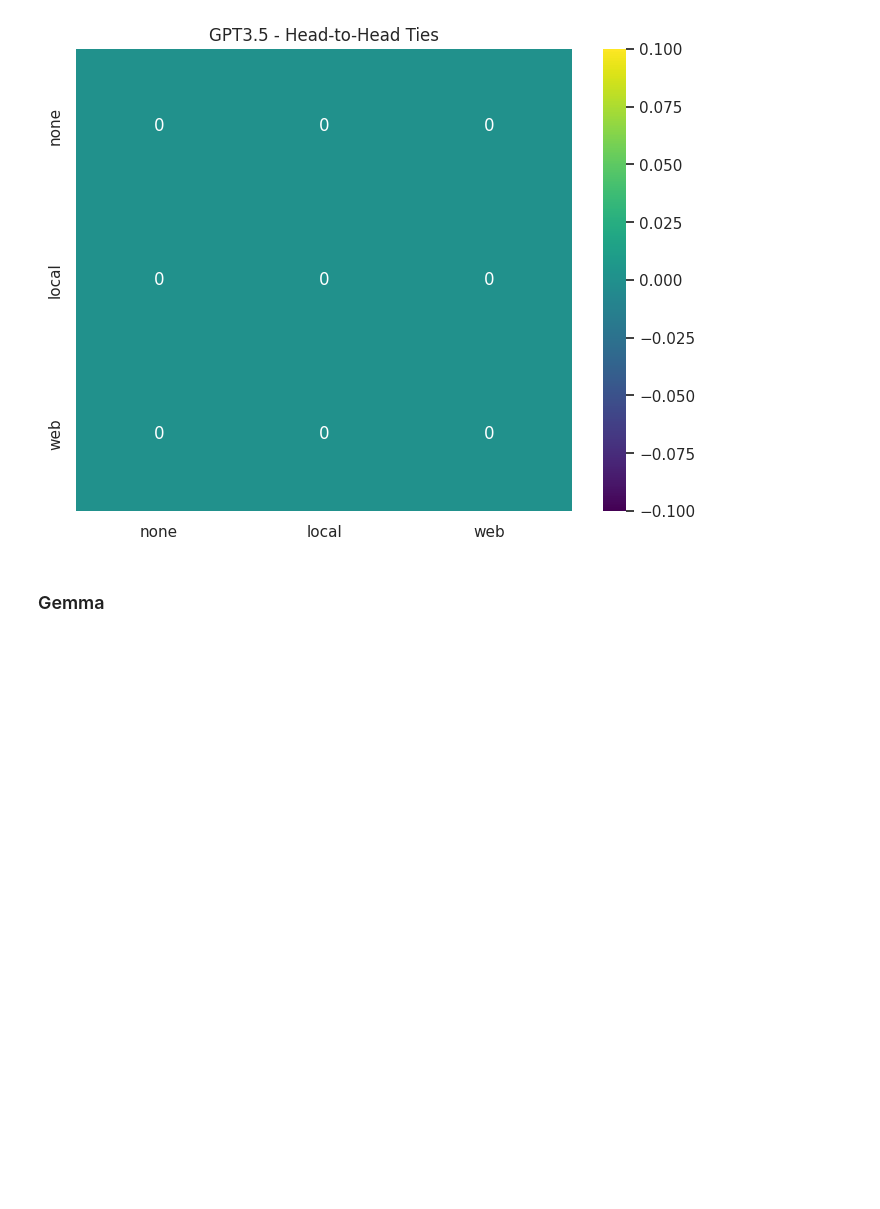
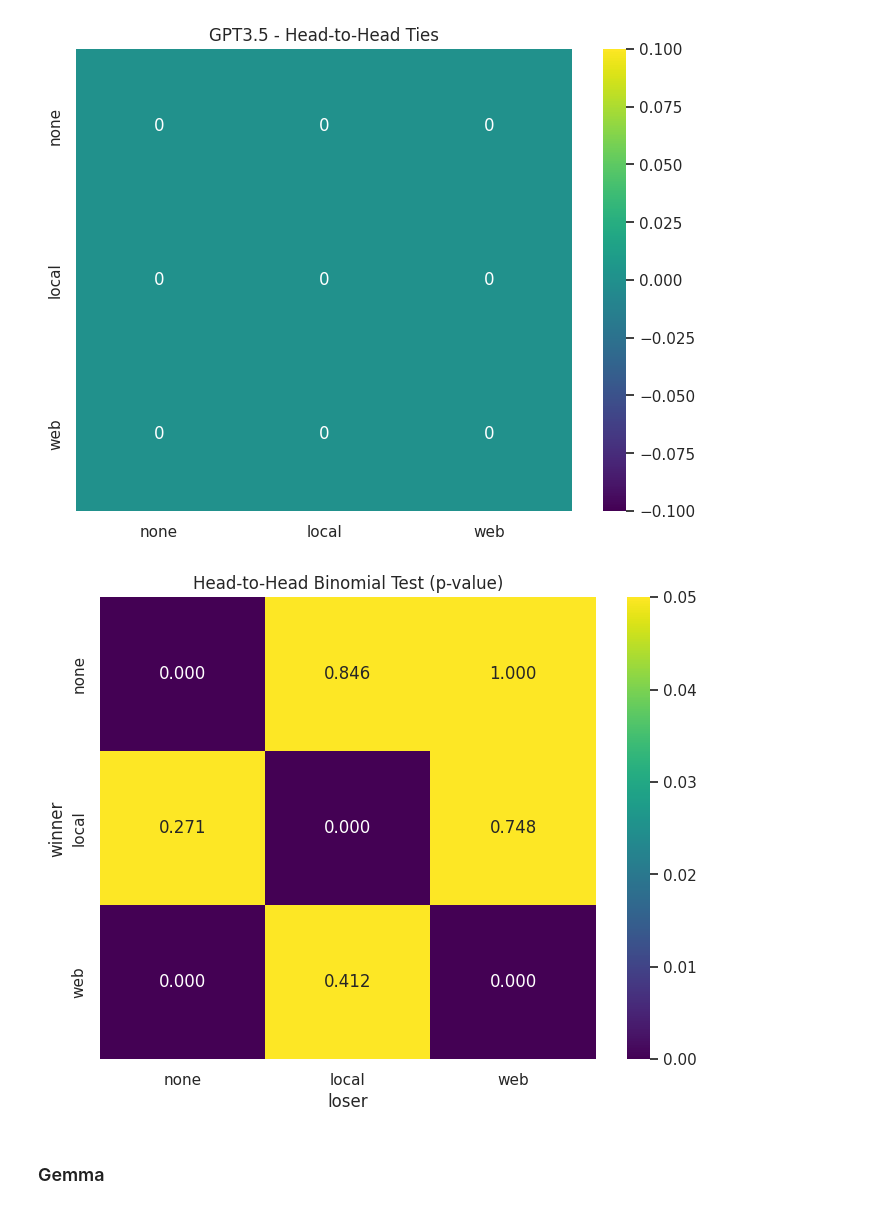
Before and after one commit to lancewilhelm/cs6804_final, a Jupyter notebook: analysis.ipynb, the cells around one changed output. Cells and saved outputs as stored; diff of their text form; code cells hidden in the pictures; blank space fills up the shorter version.

```diff
--- a/analysis.ipynb
+++ b/analysis.ipynb
@@ -657,6 +693,10 @@ plt.title('GPT3.5 - Head-to-Head Ties')
 # %% [output]
 Text(0.5, 1.0, 'GPT3.5 - Head-to-Head Ties')
 [figure]
+# %%
+graph_h2h_binomtest(gpt35)
+# %% [output]
+[figure, added]
 # %% [markdown]
 ### Gemma
 # %%
```
Also changed, not shown: parts of 13 cells of this notebook, 1 other file.
